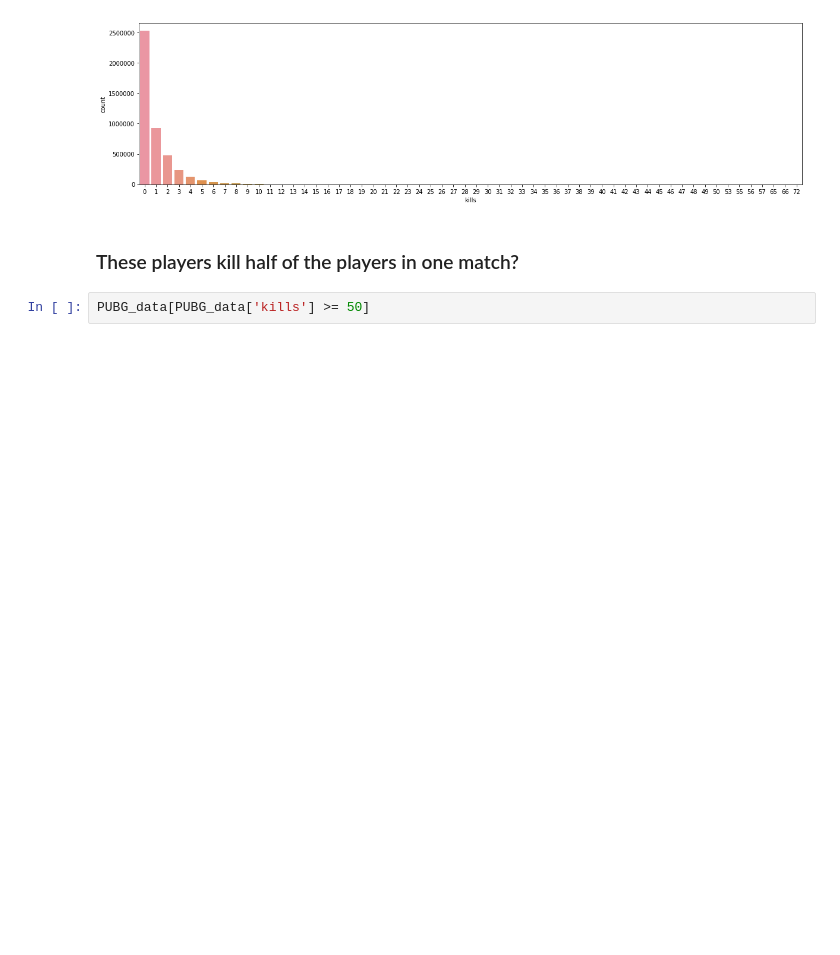
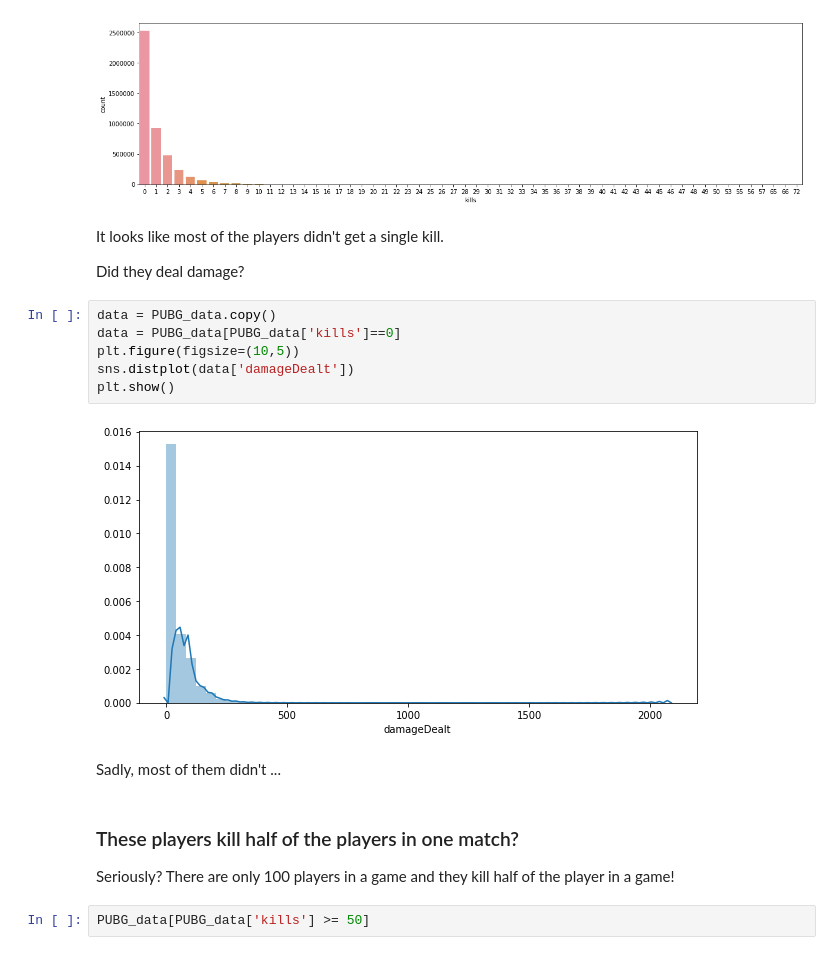
Before and after one commit to Jadezzz/FDA_HW1, a Jupyter notebook: HW1-Solution.ipynb, the cells around one changed output. Saved outputs shown, nothing was run; the diff lists cells and outputs as text; blank space fills up the shorter version.

```diff
--- a/HW1-Solution.ipynb
+++ b/HW1-Solution.ipynb
@@ -157,8 +159,24 @@ sns.countplot(data=PUBG_data, x=PUBG_data['kills'])
 plt.show()
 # %% [output]
 [figure]
+# %% [markdown]
+It looks like most of the players didn't get a single kill.
+
+Did they deal damage?
+# %%
+data = PUBG_data.copy()
+data = PUBG_data[PUBG_data['kills']==0]
+plt.figure(figsize=(10,5))
+sns.distplot(data['damageDealt'])
+plt.show()
+# %% [output]
+[figure, added]
+# %% [markdown]
+Sadly, most of them didn't ...
 # %% [markdown]
 ### These players kill half of the players in one match?
+
+Seriously? There are only 100 players in a game and they kill half of the player in a game!
 # %%
 PUBG_data[PUBG_data['kills'] >= 50]
 # %% [output]
```
Also changed, not shown: parts of 9 cells of this notebook.
